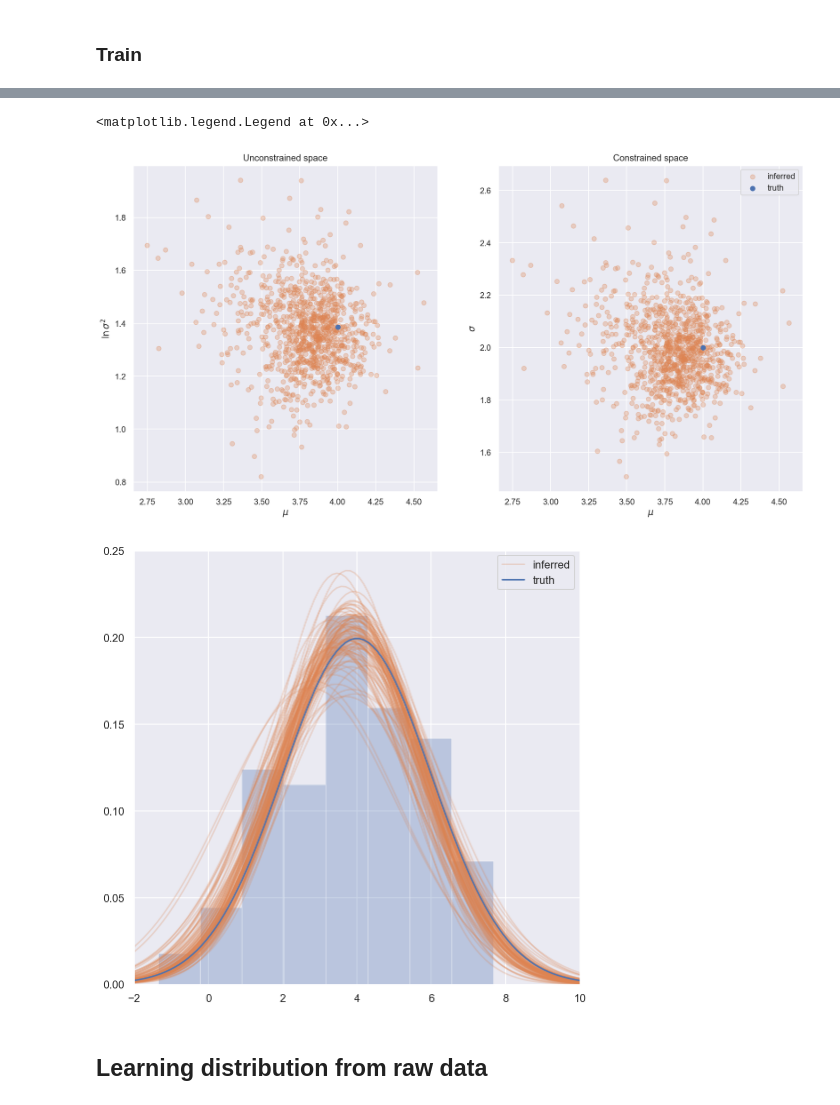
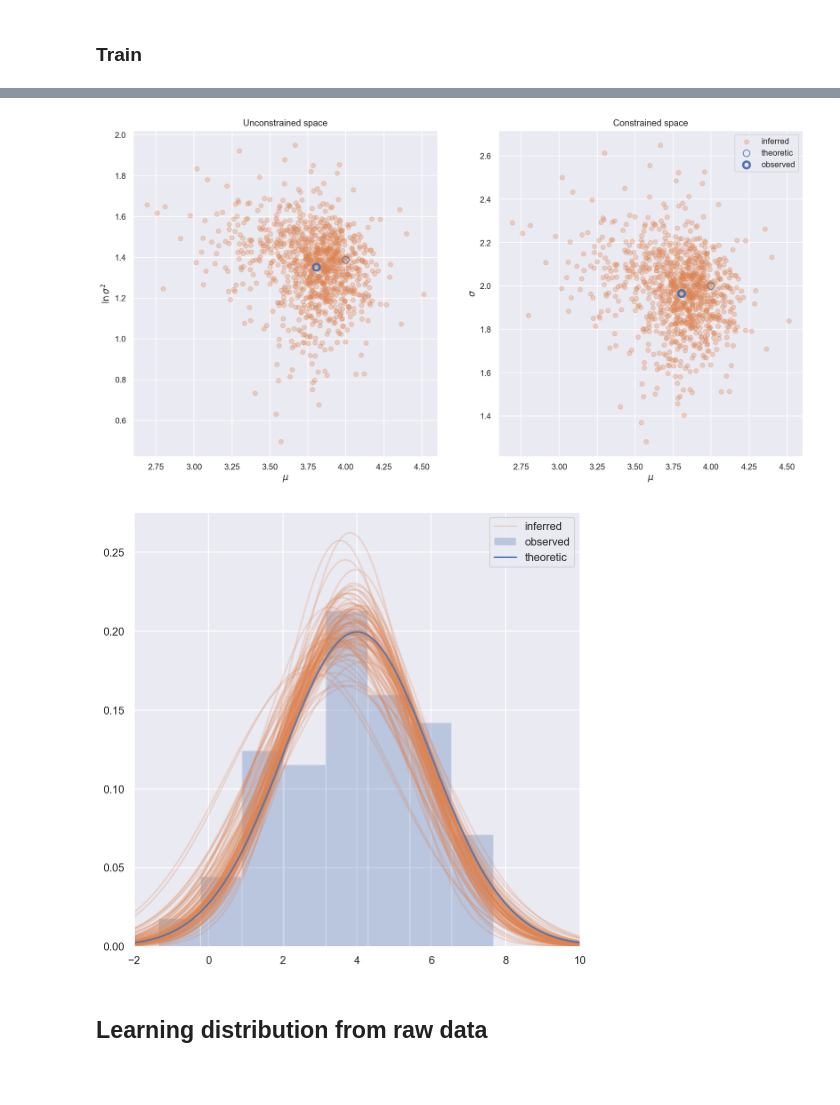
Before and after one commit to AurelienNioche/NormalizingFlowsTutorial, a Jupyter notebook: normalizing-flows-tutorial.ipynb, the cells around one changed output, grey strips where cells are left out. Cells and saved outputs as stored; diff of their text form; code cells hidden in the pictures; blank space fills up the shorter version.

```diff
--- a/normalizing-flows-tutorial.ipynb
+++ b/normalizing-flows-tutorial.ipynb
@@ -407,7 +419,7 @@ def show_samples(z0, zk, mu, truth=None, alpha=0.2, x_lims=(-7, 7), y_lims=(-7,
 
     plt.show()
 # %%
-x = flow.prior.sample((1000, ))
+x = flow.sample_base_dist(1000)
 zk, prior_logprob, log_det = flow(x)
 show_samples(x.data, zk.data, flow.mu)
 # %% [output]
@@ -464,14 +484,14 @@ class LossParamDistEstimation:
 
     def __call__(self, model, batch_size):
 
-        z0 = model.prior.sample((batch_size, ))
-        zk, prior_logprob, log_det = model(z0)
+        z0 = model.sample_base_dist(batch_size)
+        zk, logp_base_dist, log_det = model(z0)
 
-        ln_q0 = prior_logprob.sum()
-        log_det_sum = log_det.sum()
+        log_q0 = logp_base_dist.sum()
+        log_sum_det = log_det.sum()
         lls = self.model_logprob(theta_samples=zk.T, observations=self.observations).sum()
 
-        return (ln_q0 - log_det_sum - lls) / batch_size
+        return (log_q0 - log_sum_det - lls) / batch_size
 # %% [markdown]
 ### Choose a type of normalizing flow
 # %% [markdown]
@@ -482,4 +502,4 @@ We will use **plannar flows** again here.
 my_model = MyModel()
 loss_func = LossParamDistEstimation(model_logprob=my_model.log_prob, observations=observations)
 # %%
-flow, hist_loss = train(loss_func=loss_func, dim=my_model.dim)
+flow, hist_loss = train(loss_func=loss_func, dim=my_model.dim, init_lr=0.005, epochs=1000)
@@ -486,7 +512,6 @@ flow, hist_loss = train(loss_func=loss_func, dim=my_model.dim)
 # %%
 with torch.no_grad():
-    z0 = flow.prior.sample((1000, ))
+    z0 = flow.sample_base_dist(1000)
     zk, prior_logprob, log_det = flow(z0)
 mu_samples, log_var_samples = zk.T
 sigma_samples = torch.exp(0.5*log_var_samples)
-true_log_var = np.log(true_sigma**2)
@@ -497,38 +525,44 @@ alpha=0.3
 ax=axes[0]
 ax.set_title("Unconstrained space")
 ax.scatter(mu_samples, log_var_samples, alpha=alpha, color="C1")
-ax.scatter(true_mu, true_log_var, color="C0")
+ax.scatter(true_mu, true_log_var, label="theoretic", facecolors='none', edgecolors='C0', s=80,
+           linewidths=1,)
+ax.scatter(obs_mu, obs_log_var, label="observed", facecolors='none', edgecolors='C0', s=80,
+           linewidths=3,)
 ax.set_xlabel("$\mu$")
 ax.set_ylabel("$\ln \sigma^2$")
 
 ax=axes[1]
 ax.set_title("Constrained space")
 ax.scatter(mu_samples, sigma_samples, alpha=alpha, color="C1", label="inferred")
-ax.scatter(true_mu, true_sigma, color="C0", label="truth")
+ax.scatter(true_mu, true_sigma, label="theoretic", facecolors='none', edgecolors='C0', s=80,
+           linewidths=1,)
+ax.scatter(obs_mu, obs_sigma, label="observed", facecolors='none', edgecolors='C0', s=80,
+           linewidths=3,)
 ax.set_xlabel("$\mu$")
 ax.set_ylabel("$\sigma$")
-ax.legend()
+ax.legend();
 # %% [output]
-<matplotlib.legend.Legend at 0x...>
-[figure, old version]
+[figure, new version]
 # %%
 x = torch.linspace(-2, 10, 100)
 true_theta = torch.tensor([true_mu, true_log_var])
 pdf_true = my_model.log_prob(true_theta, x.reshape(-1, 1)).exp()
 pdf_sample = my_model.log_prob(zk[:100].T, x.reshape(-1, 1)).exp()
 
 fig, ax = plt.subplots(figsize=(8, 8))
-ax.hist(observations.data.numpy(), bins='auto', alpha=0.3, density=True, color='C0')
 ax.plot(x, pdf_sample, color="C1", alpha=0.25, label='inferred')
-ax.plot(x, pdf_true, color='C0', label="truth")
+ax.plot(x, pdf_true, color='C0', label="theoretic")
+ax.hist(observations.data.numpy(), bins='auto', alpha=0.3, density=True,
+        color='C0', label="observed", zorder=1)
 
 handles, labels = ax.get_legend_handles_labels()
 labels, ids = np.unique(labels, return_index=True)
 handles = [handles[i] for i in ids]
 ax.legend(handles, labels,)
 ax.set_xlim(torch.min(x), torch.max(x));
 # %% [output]
-[figure, old version]
+[figure, new version]
 # %% [markdown]
 ## Learning distribution from raw data
 # %% [markdown]
```
Also changed, not shown: parts of 23 cells of this notebook, 1 other file.
